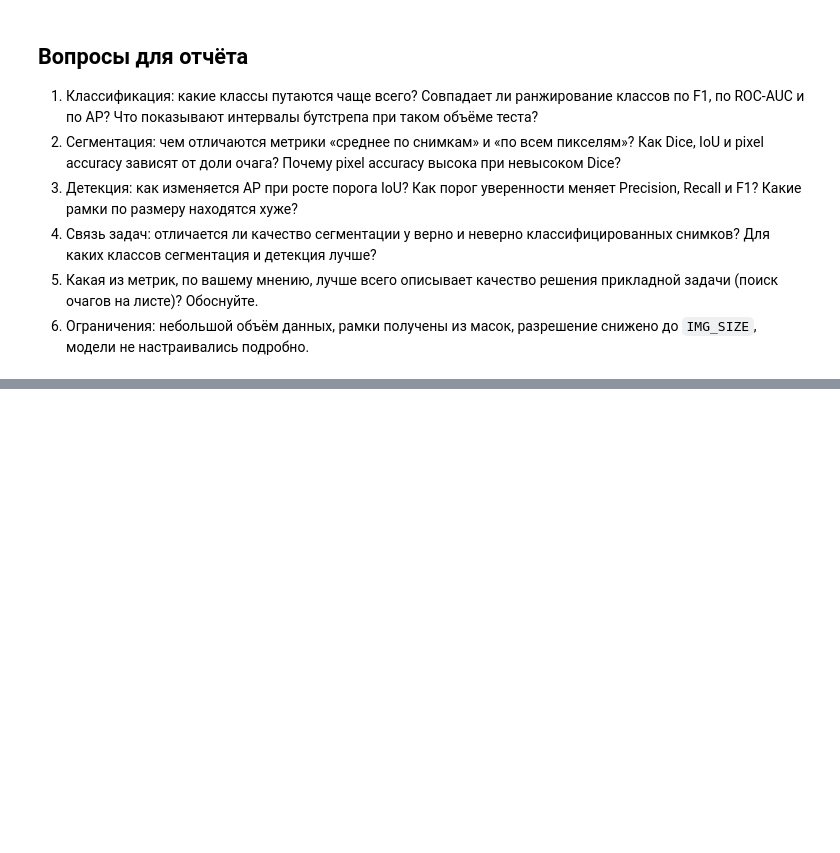
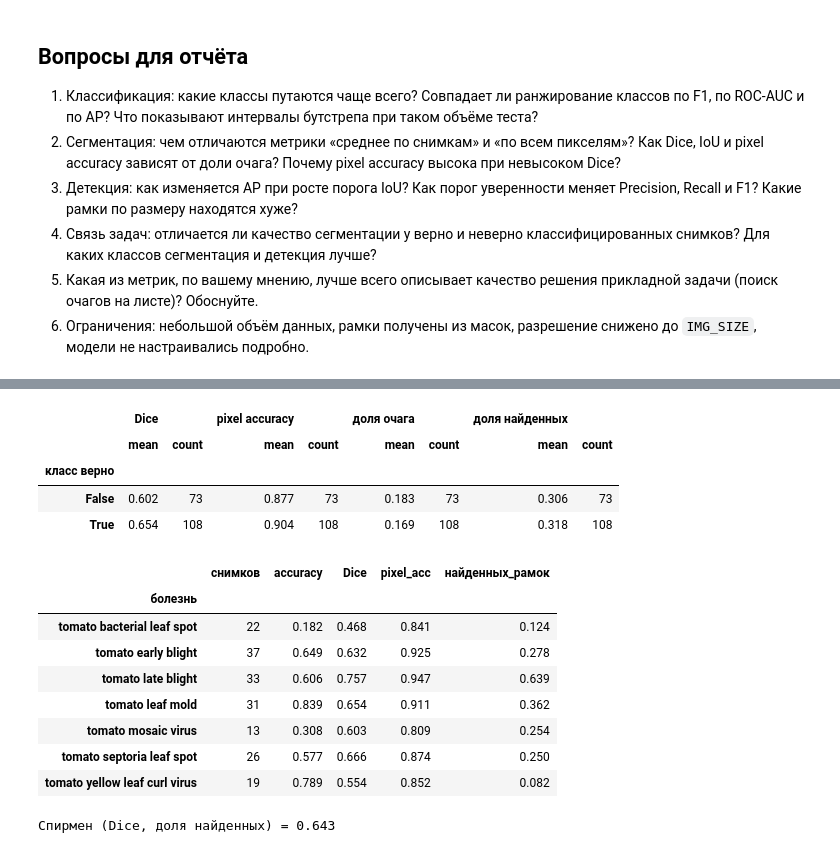
Before and after one commit to RaccoonKa/BFU_labs, a Jupyter notebook: NTMIP/lab_9/09_Practice.ipynb, the cells around one changed output, grey strips where cells are left out. Drawn from its saved outputs; the diff is of its cells as text; code cells hidden in the pictures; blank space fills up the shorter version.

```diff
--- a/NTMIP/lab_9/09_Practice.ipynb
+++ b/NTMIP/lab_9/09_Practice.ipynb
@@ -940,0 +1607,40 @@ final.to_csv(OUT_DIR / 'final_summary.csv', index=False)
+# %%
+kept = [p for p in det_preds_test if p[1] >= DET_CONF]
+_, _, matched_conf = match(kept, test_gts, 0.5)
+
+cross = pd.DataFrame({
+    'болезнь':              [class_names[c] for c in y_test],
+    'класс верно':          y_test == pred_cls,
+    'Dice':                 seg_df.dice.to_numpy(),
+    'pixel accuracy':       seg_df.pixel_acc.to_numpy(),
+    'доля очага':           seg_df.mask_ratio.to_numpy(),
+    'эталонных рамок':      [len(test_gts[i]) for i in range(len(y_test))],
+    'найдено рамок':        [sum(1 for j in range(len(test_gts[i])) if (i,j) in matched_conf)
+                             for i in range(len(y_test))]})
+cross['доля найденных'] = cross['найдено рамок'] / cross['эталонных рамок'].replace(0, np.nan)
+
+display(cross.groupby('класс верно')[['Dice','pixel accuracy','доля очага','доля найденных']]
+        .agg(['mean','count']).round(3))
+display(cross.groupby('болезнь').agg(
+    снимков=('Dice','size'), accuracy=('класс верно','mean'),
+    Dice=('Dice','mean'), pixel_acc=('pixel accuracy','mean'),
+    найденных_рамок=('доля найденных','mean')).round(3))
+print('Спирмен (Dice, доля найденных) =',
+      round(spearmanr(cross['Dice'], cross['доля найденных'], nan_policy='omit')[0], 3))
+cross.to_csv(OUT_DIR / 'cross_task_test.csv', index=False)
+# %% [output]
+|  | Dice |  | pixel accuracy |  | доля очага |  | доля найденных |  |
+|  | mean | count | mean | count | mean | count | mean | count |
+| класс верно |  |  |  |  |  |  |  |  |
+| False | 0.602 | 73 | 0.877 | 73 | 0.183 | 73 | 0.306 | 73 |
+| True | 0.654 | 108 | 0.904 | 108 | 0.169 | 108 | 0.318 | 108 |
+|  | снимков | accuracy | Dice | pixel_acc | найденных_рамок |
+| болезнь |  |  |  |  |  |
+| tomato bacterial leaf spot | 22 | 0.182 | 0.468 | 0.841 | 0.124 |
+| tomato early blight | 37 | 0.649 | 0.632 | 0.925 | 0.278 |
+| tomato late blight | 33 | 0.606 | 0.757 | 0.947 | 0.639 |
+| tomato leaf mold | 31 | 0.839 | 0.654 | 0.911 | 0.362 |
+| tomato mosaic virus | 13 | 0.308 | 0.603 | 0.809 | 0.254 |
+| tomato septoria leaf spot | 26 | 0.577 | 0.666 | 0.874 | 0.250 |
+| tomato yellow leaf curl virus | 19 | 0.789 | 0.554 | 0.852 | 0.082 |
+Спирмен (Dice, доля найденных) = 0.643
```
Also changed, not shown: parts of 20 cells of this notebook, 10 other files.
